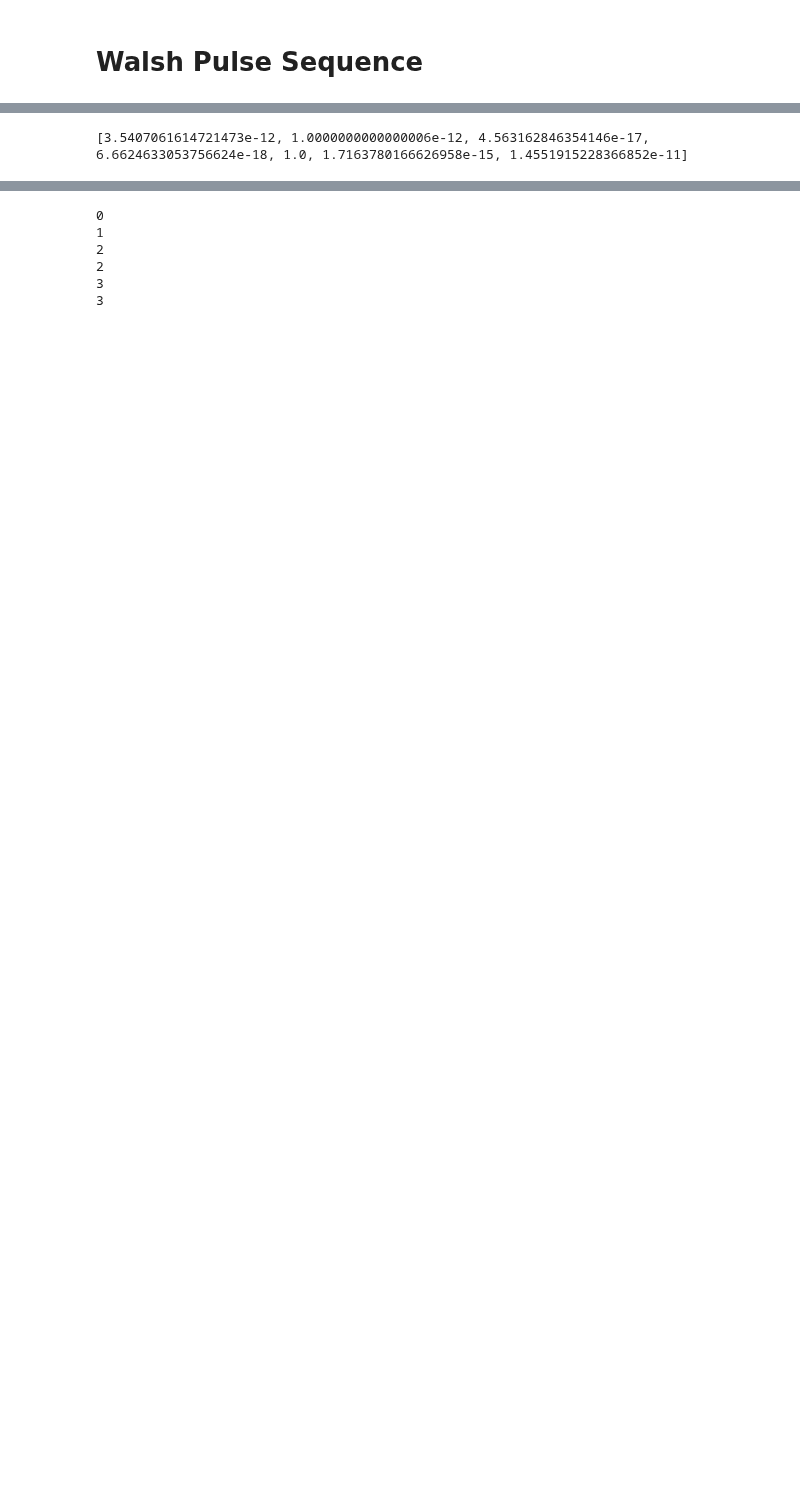
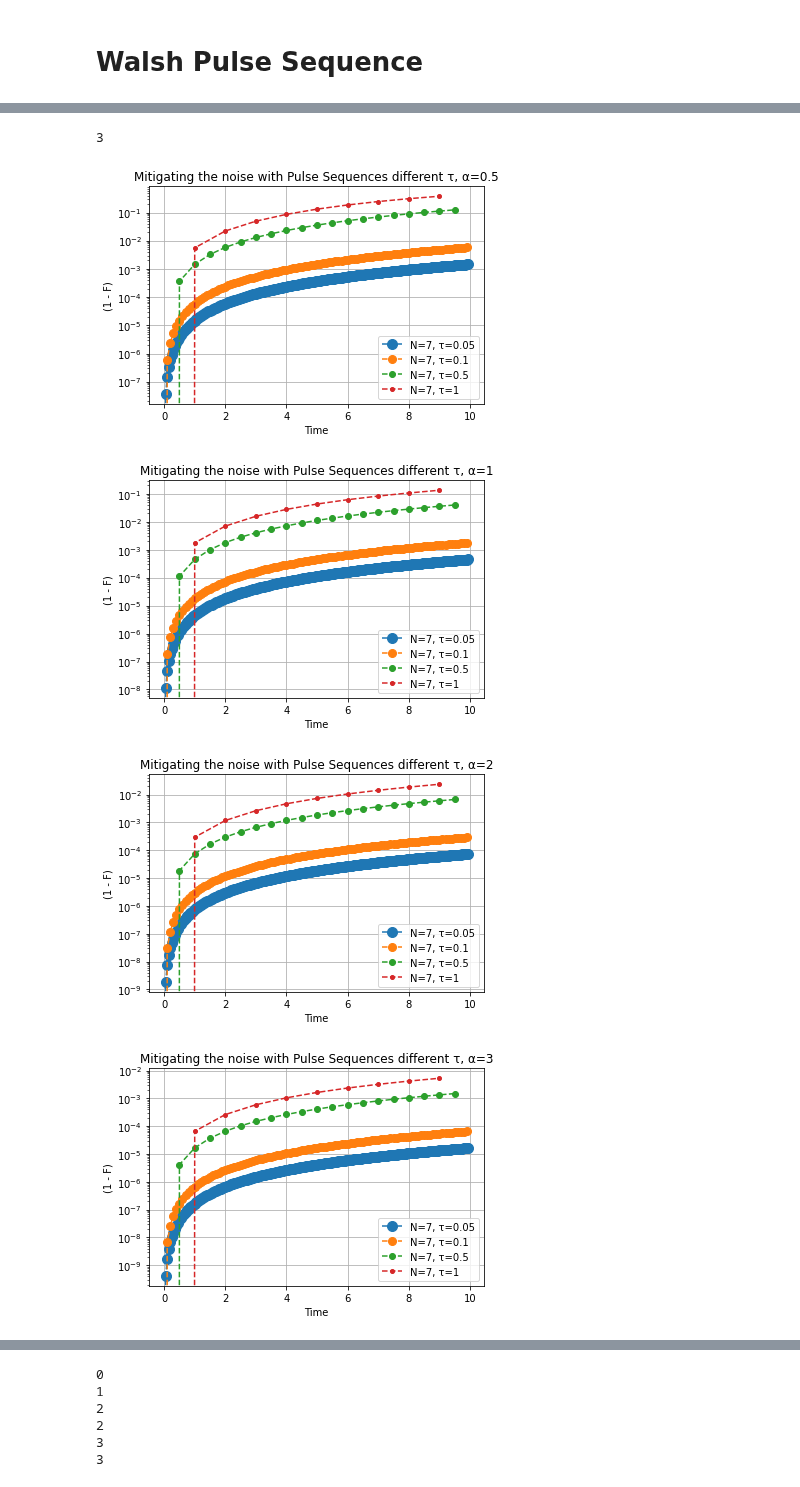
Before and after one commit to JessicaJohnBritto/WalshPulseSeq, a Jupyter notebook: Initial Codes/QuTip Assignment-InternshipUGA.ipynb, the cells around one changed output, grey strips where cells are left out. Drawn from its saved outputs; the diff is of its cells as text; code cells hidden in the pictures; blank space fills up the shorter version.

```diff
--- a/Initial Codes/QuTip Assignment-InternshipUGA.ipynb
+++ b/Initial Codes/QuTip Assignment-InternshipUGA.ipynb
@@ -591,4 +700,76 @@ params['alpha_list'] = [0.5, 1, 1.2, 2, 3, 6, 12]
-# %%
-print(R)
-# %% [output]
-[3.5407061614721473e-12, 1.0000000000000006e-12, 4.563162846354146e-17, 6.6624633053756624e-18, 1.0, 1.7163780166626958e-15, 1.4551915228366852e-11]
+# %%
+params['alpha_list'] = [0.5, 1, 2, 3, 6]
+params['tau_list'] = [0.05, 0.1, 0.5, 1]
+params['alpha'] = params['alpha_list'][0]
+max_index = 8
+Wx, Wy = list(range(1, max_index, 1)), list(range(1, max_index, 1))
+# Wx, Wy = [3, 4], [3, 4]
+params['N'] = len(Wx)
+params['pulses'] = WF_WIList(params, Wx = Wx, Wy = Wy)
+Pseq = params['pulses']
+params['n'] = len(params['pulses'])
+params['opH'] = [X, Y]
+n, N, r, op, pulses, psi_nm, R, alpha = initialVals(params)
+params['R'], params['r'] = R, r
+
+# Hr = np.array([[0.  +0.j, 0.  +0.j, 0.  +0.j, 0.  +0.j, 0.  +0.j, 0.  +0.j,
+#         0.  +0.j, 0.  +0.j],
+#        [0.  +0.j, 0.  +0.j, 2.  +0.j, 0.  +0.j, 0.25+0.j, 0.  +0.j,
+#         0.  +0.j, 0.  +0.j],
+#        [0.  +0.j, 2.  +0.j, 0.  +0.j, 0.  +0.j, 2.  +0.j, 0.  +0.j,
+#         0.  +0.j, 0.  +0.j],
+#        [0.  +0.j, 0.  +0.j, 0.  +0.j, 0.  +0.j, 0.  +0.j, 2.  +0.j,
+#         0.25+0.j, 0.  +0.j],
+#        [0.  +0.j, 0.25+0.j, 2.  +0.j, 0.  +0.j, 0.  +0.j, 0.  +0.j,
+#         0.  +0.j, 0.  +0.j],
+#        [0.  +0.j, 0.  +0.j, 0.  +0.j, 2.  +0.j, 0.  +0.j, 0.  +0.j,
+#         2.  +0.j, 0.  +0.j],
+#        [0.  +0.j, 0.  +0.j, 0.  +0.j, 0.25+0.j, 0.  +0.j, 2.  +0.j,
+#         0.  +0.j, 0.  +0.j],
+#        [0.  +0.j, 0.  +0.j, 0.  +0.j, 0.  +0.j, 0.  +0.j, 0.  +0.j,
+#         0.  +0.j, 0.  +0.j]])
+
+for alpha in params['alpha_list']:
+    params['alpha'] = alpha
+
+    cls = 10
+    for tau in params['tau_list']:
+        psi_t, F, uOp, t = [], [], [], []
+        params['tau'] = tau
+    #     exphr = (-1j*tau*Hr/(params['n']))
+    #     timeOpPHrP = np.linalg.inv(Pseq[3])@exphr@Pseq[3]@np.linalg.inv(Pseq[2])@exphr@Pseq[2]@np.linalg.inv(Pseq[1])@exphr@Pseq[1]@np.linalg.inv(Pseq[0])@exphr@Pseq[0]
+    #     timeOpPHrP = np.eye(2**(params['N']))
+    #     for i, p in enumerate(params['pulses']):
+    #         timeOpPHrP = np.linalg.inv(p) @ exphr @ p @ timeOpPHrP
+    #     t_list = np.arange(0, params['T'], tau)
+    #     uOp = [np.linalg.matrix_power(timeOpPHrP, i) for i, t in enumerate(t_list)]
+        uOp, t = WPSeq_TimeEvolOp(params)
+        psi_t = [normalizeWF(u@psi_nm) for i,u in enumerate(uOp)]
+        F = [1-np.power(np.abs(np.vdot(psi_nm, pt)), 2) for pt in psi_t]
+        plt.plot(t, F, "--o", label = f"N={params['N']}, τ={tau}", ms=cls)
+        cls -=2
+        plt.yscale("log")
+        plt.legend()
+        plt.xlabel("Time")
+        plt.ylabel("(1 - F)")
+        plt.title(f"Mitigating the noise with Pulse Sequences different τ, α={params['alpha']}")
+        plt.grid('on')
+    plt.show()
+# print(Pseq[0])
+# print(reduce(np.kron, [I, I, I]))
+# print('**************')
+# print(Pseq[1])
+# print(reduce(np.kron, [I, Z, I]))
+# print('**************')
+# print(Pseq[2])
+# print(reduce(np.kron, [I, I, Z]))
+# print('**************')
+# print(Pseq[3])
+# print(reduce(np.kron, [I, Z, Z]))
+# print('**************')
+# %% [output]
+3
+[figure, added]
+[figure, added]
+[figure, added]
+[figure, added]
```
Also changed, not shown: parts of 46 cells of this notebook.
